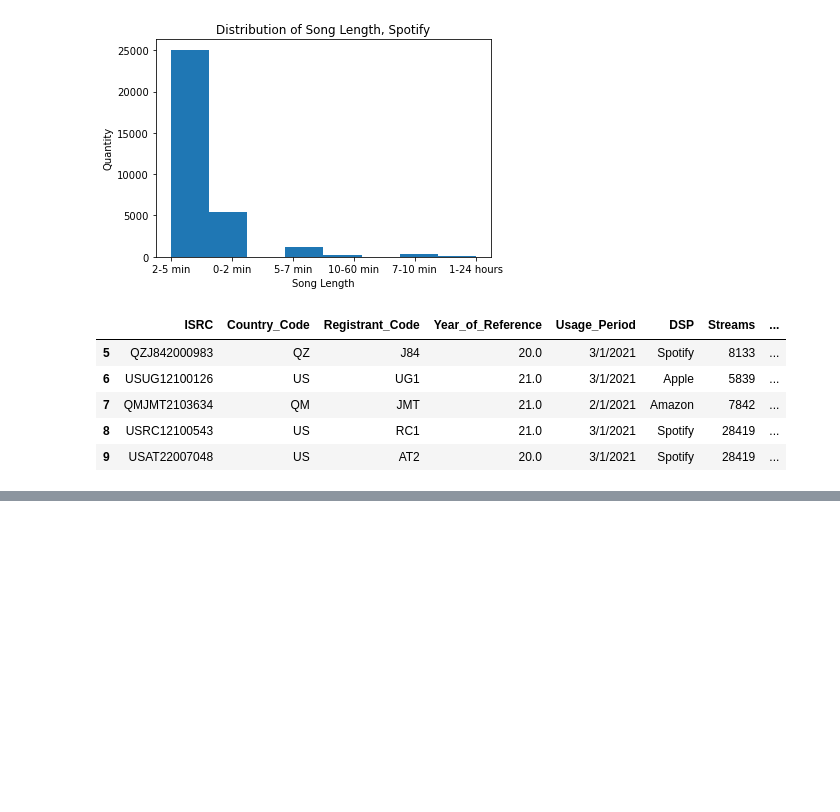
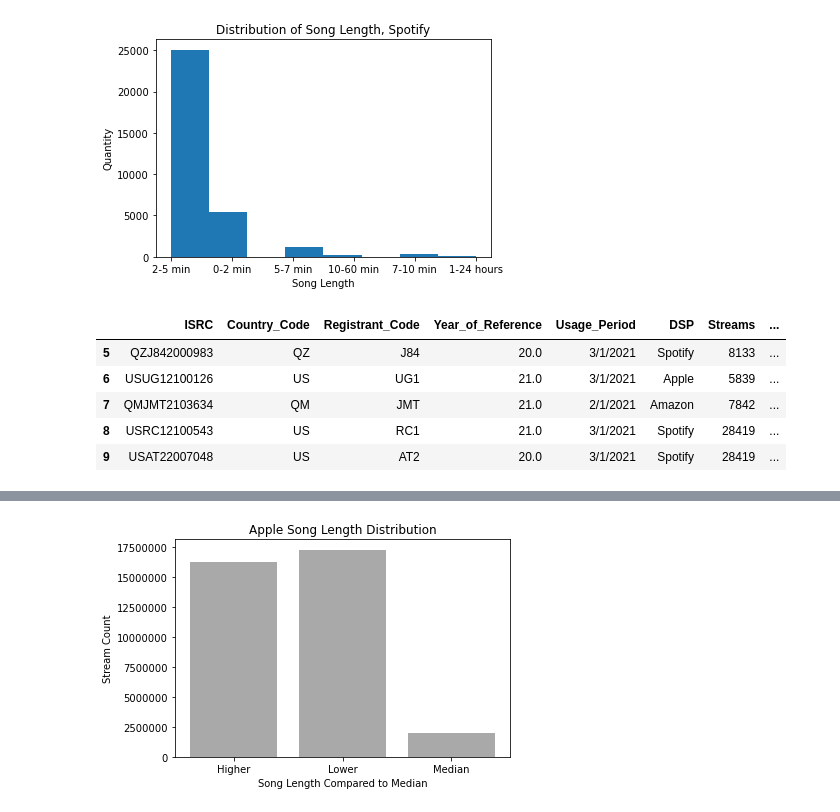
Before and after one commit to LJRollerII/mlc-project-napster, a Jupyter notebook: notebook/mlc_dsp.ipynb, the cells around one changed output, grey strips where cells are left out. Drawn from its saved outputs; the diff is of its cells as text; code cells hidden in the pictures; blank space fills up the shorter version.

```diff
--- a/notebook/mlc_dsp.ipynb
+++ b/notebook/mlc_dsp.ipynb
@@ -1281,0 +1276,11 @@ plt.show()
+# %%
+plt.bar(apple.Length_Compared_to_Median, apple.Streams, color='darkgray')
+plt.xticks(['Higher', 'Lower', 'Median'])
+plt.xlabel('Song Length Compared to Median')
+plt.ylabel('Stream Count')
+plt.title('Apple Song Length Distribution')
+plt.ticklabel_format(style='plain', axis='y')
+plt.savefig('Apple Song Length Distribution.png', transparent=True);
+plt.show()
+# %% [output]
+[figure, added]
```
Also changed, not shown: parts of 88 cells of this notebook.
